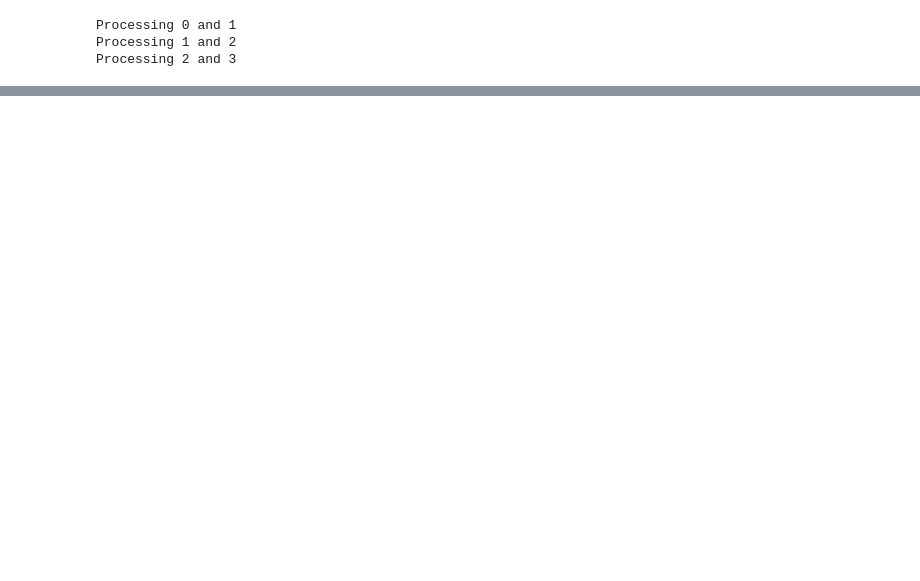
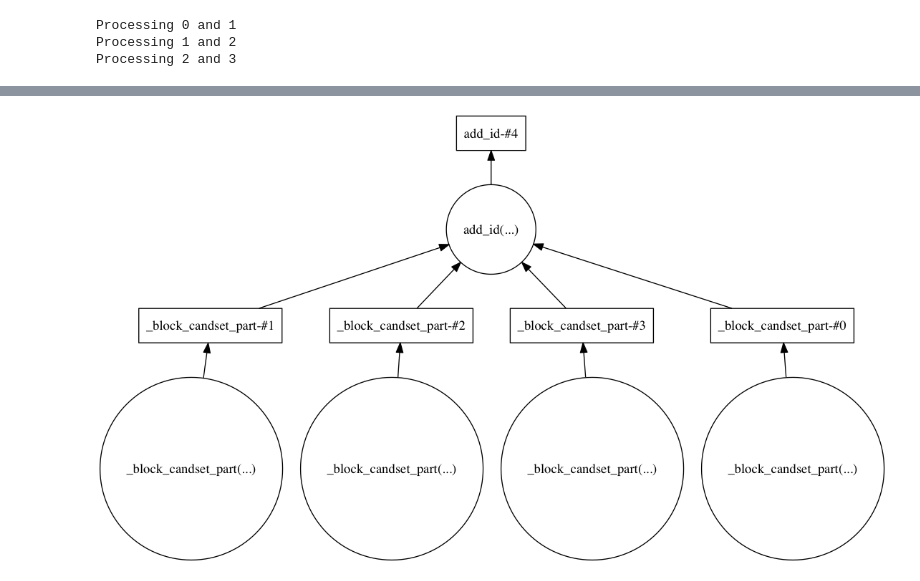
Before and after one commit to kvpradap/dmagellan, a Jupyter notebook: notebooks/dag/test-4.ipynb, the cells around one changed output, grey strips where cells are left out. Cells and saved outputs as stored; diff of their text form; code cells hidden in the pictures; blank space fills up the shorter version.

```diff
--- a/notebooks/dag/test-4.ipynb
+++ b/notebooks/dag/test-4.ipynb
@@ -140,6 +271,10 @@ csd = dict(convert_ldicts_to_sdict(c_blocker_list))
 d =dict(convert_ldicts_to_sdict(c_blocker_list))
 dsk, dep = cull(d, d.keys())
 dsk, dep = fuse(dsk, ave_width=2, rename_keys=False)
+# %%
+dot_graph(dsk)
+# %% [output]
+[figure, added]
 # %%
 comp_fuse(b_dag, [dsk], c_blocker_list)
 # %% [output]
```
Also changed, not shown: parts of 14 cells of this notebook.
